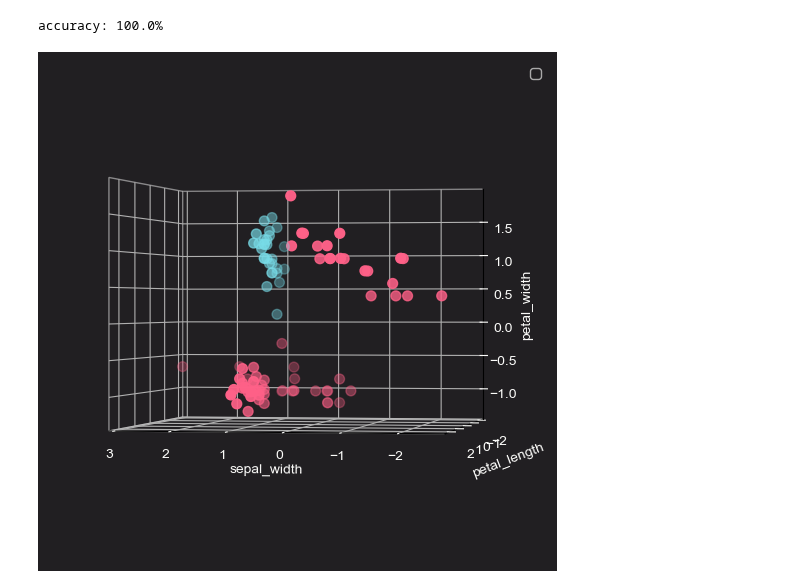
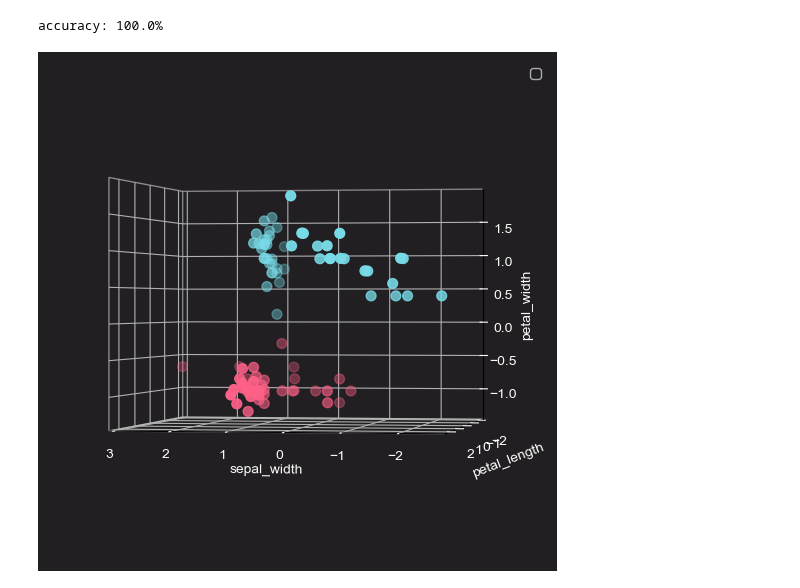
Before and after one commit to jakecreate/machine-learning-from-scratch, a Jupyter notebook: notebooks/1_fundamentals_of_supervised_learning.ipynb, the cells around one changed output. Drawn from its saved outputs; the diff is of its cells as text; code cells hidden in the pictures.

Commit message:
fix 3d graph classification & rerun notebook

```diff
--- a/notebooks/1_fundamentals_of_supervised_learning.ipynb
+++ b/notebooks/1_fundamentals_of_supervised_learning.ipynb
@@ -792,32 +792,30 @@ accuracy: 100.0%
 # %%
 fig = plt.figure(figsize=(10, 5))
 ax = fig.add_subplot(projection='3d')
 
-X_scaled = scaler.scale(X)
-
 X_scaled_list = [X_train_scaled, X_valid_scaled, X_test_scaled]
-y_list = [y_train, y_valid, y_test]
+y_list = [y_train, decision(y_pred_valid), decision(y_pred_test)]
 axis_list = [ax.xaxis, ax.yaxis, ax.zaxis]
 name_list = ['train', 'valid', 'test']
 
 for i, X in enumerate(X_scaled_list):
      ax.scatter(X[:, 0], X[:, 1], X[:, 2], c=np.where(y_list[i], c_['red'], c_['blue']), s=50)
 
 # x1, x2 = np.meshgrid(np.linspace(-3, 3, 10), np.linspace(-3, 3, 10))
 # x3 = (-(w[1] * x1) - (w[2] * x2) - w[0]) / w[3]
 # ax.plot_surface(x1, x2, x3, alpha=1, color=c_['white'], rstride=100, cstride=100)
 
 for i, axis in enumerate(axis_list):
     axis.pane.fill = False
 
 ax.set_xlabel(col_label[0])
 ax.set_ylabel(col_label[1])
 ax.set_zlabel(col_label[2])
 
 ax.grid(True)
 ax.legend()
 
 fig.subplots_adjust(left=0, right=1, bottom=0, top=1)
 ax.view_init(elev=0, azim=100)
 # %% [output]
-[figure, old version]
+[figure, new version]
```
Also changed, not shown: parts of 1 cell of this notebook.
